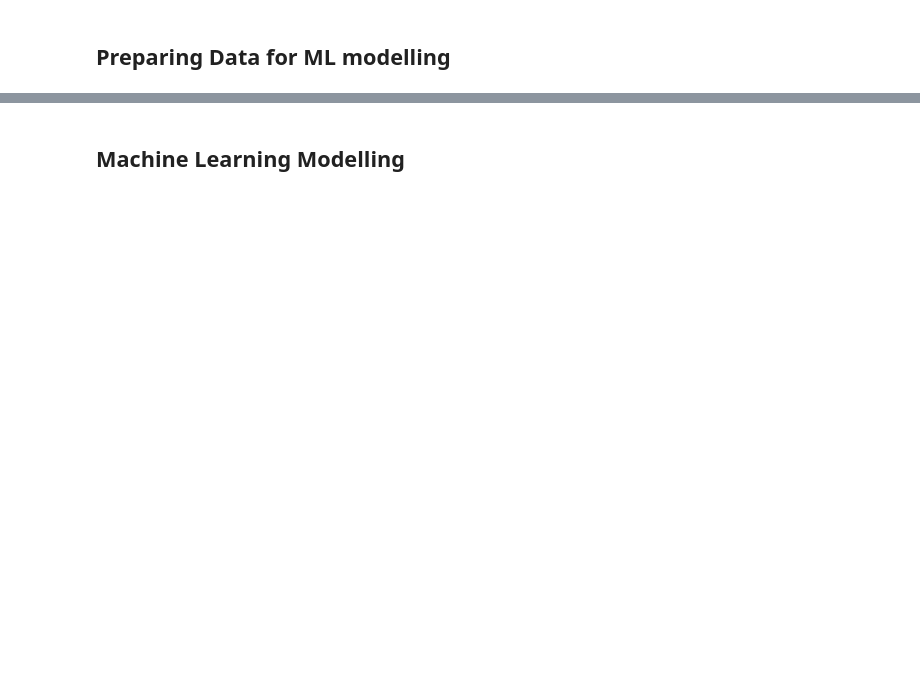
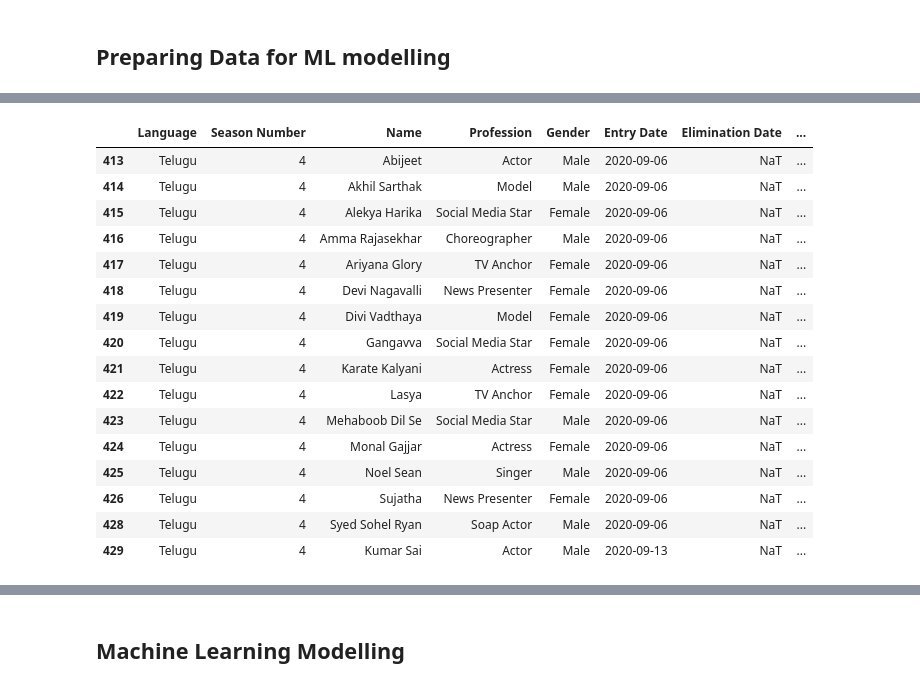
Before and after one commit to satya-thirumani/bigg-boss-data-set, a Jupyter notebook: Predicting Bigg Boss Telugu Season Winner.ipynb, the cells around one changed output, grey strips where cells are left out. Saved outputs shown, nothing was run; the diff lists cells and outputs as text; code cells hidden in the pictures; blank space fills up the shorter version.

```diff
--- a/Predicting Bigg Boss Telugu Season Winner.ipynb
+++ b/Predicting Bigg Boss Telugu Season Winner.ipynb
@@ -183,6 +513,26 @@ train.sample(10)
 # %%
-test = bigg_boss.loc[(bigg_boss['Language']=='Telugu') & (bigg_boss['Winner'].isnull()), :]
+test = bigg_boss.loc[(bigg_boss['Language']==lang) & (bigg_boss['Winner'].isnull()), :]
 test
+
+# Participants who are still in current Bigg Boss Telugu season
+# %% [output]
+|  | Language | Season Number | Name | Profession | Gender | Entry Date | Elimination Date | ... |
+| 413 | Telugu | 4 | Abijeet | Actor | Male | 2020-09-06 | NaT | ... |
+| 414 | Telugu | 4 | Akhil Sarthak | Model | Male | 2020-09-06 | NaT | ... |
+| 415 | Telugu | 4 | Alekya Harika | Social Media Star | Female | 2020-09-06 | NaT | ... |
+| 416 | Telugu | 4 | Amma Rajasekhar | Choreographer | Male | 2020-09-06 | NaT | ... |
+| 417 | Telugu | 4 | Ariyana Glory | TV Anchor | Female | 2020-09-06 | NaT | ... |
+| 418 | Telugu | 4 | Devi Nagavalli | News Presenter | Female | 2020-09-06 | NaT | ... |
+| 419 | Telugu | 4 | Divi Vadthaya | Model | Female | 2020-09-06 | NaT | ... |
+| 420 | Telugu | 4 | Gangavva | Social Media Star | Female | 2020-09-06 | NaT | ... |
+| 421 | Telugu | 4 | Karate Kalyani | Actress | Female | 2020-09-06 | NaT | ... |
+| 422 | Telugu | 4 | Lasya | TV Anchor | Female | 2020-09-06 | NaT | ... |
+| 423 | Telugu | 4 | Mehaboob Dil Se | Social Media Star | Male | 2020-09-06 | NaT | ... |
+| 424 | Telugu | 4 | Monal Gajjar | Actress | Female | 2020-09-06 | NaT | ... |
+| 425 | Telugu | 4 | Noel Sean | Singer | Male | 2020-09-06 | NaT | ... |
+| 426 | Telugu | 4 | Sujatha | News Presenter | Female | 2020-09-06 | NaT | ... |
+| 428 | Telugu | 4 | Syed Sohel Ryan | Soap Actor | Male | 2020-09-06 | NaT | ... |
+| 429 | Telugu | 4 | Kumar Sai | Actor | Male | 2020-09-13 | NaT | ... |
 # %%
 BB_telugu_participant = test[['Name']]
 BB_telugu_participant.reset_index(drop=True, inplace=True)
```
Also changed, not shown: parts of 72 cells of this notebook.
